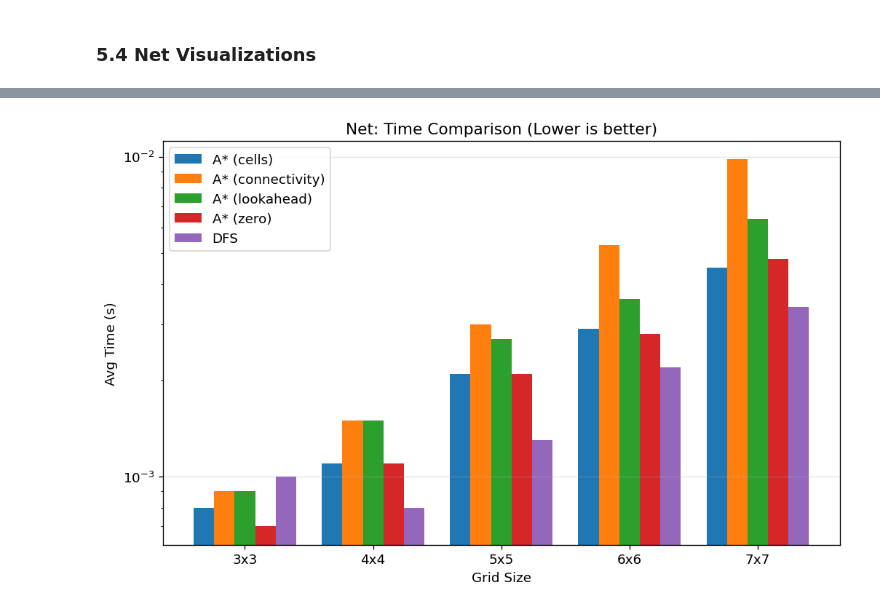
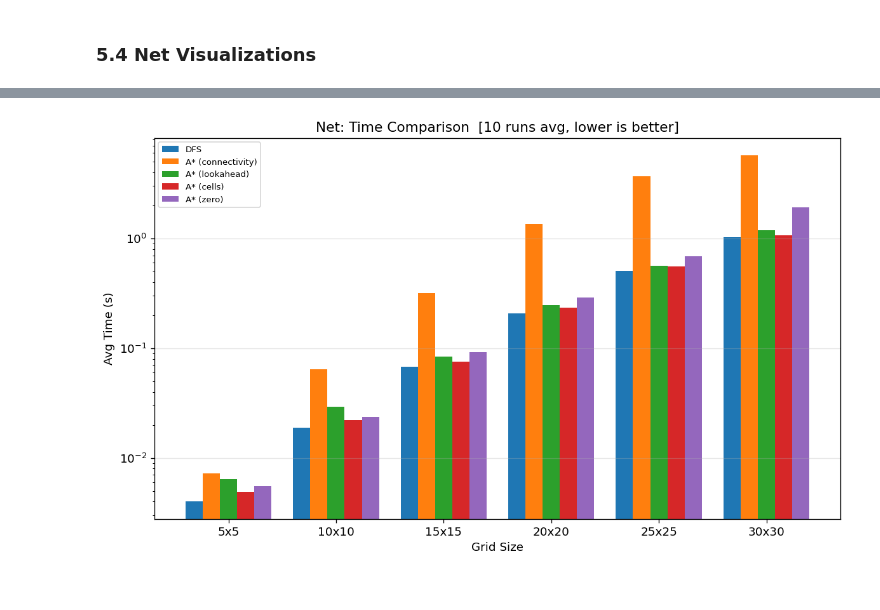
Before and after one commit to namanhishere/benchmark_IntroToAI_Assignment1, a Jupyter notebook: run.ipynb, the cells around one changed output, grey strips where cells are left out. Cells and saved outputs as stored; diff of their text form; code cells hidden in the pictures.

```diff
--- a/run.ipynb
+++ b/run.ipynb
@@ -180,7 +331,7 @@ SUDOKU_LEVELS = {
 
 NUM_SUDOKU_TRIALS = 3
 
-sudoku_puzzles = {}  # level_name -> list[grid]
+sudoku_puzzles = {}  # level_name -> list of (grid, seed)
 
 for level_name, level_val in SUDOKU_LEVELS.items():
     puzzles = []
@@ -188,8 +339,8 @@ for level_name, level_val in SUDOKU_LEVELS.items():
         seed = 1000 + trial
         grid = generate_sudoku_puzzle(seed=seed, level=level_val)
         clues = sum(1 for row in grid for c in row if c != 0)
-        puzzles.append(grid)
-        print(f"  {level_name} trial {trial}: {clues} clues")
+        puzzles.append((grid, seed))
+        print(f"  {level_name} trial {trial}: {clues} clues  (seed={seed})")
     sudoku_puzzles[level_name] = puzzles
     print()
 
@@ -370,22 +605,21 @@ plt.show()
 
 Sizes: 3x3 up to 7x7.
 # %%
-NET_SIZES = [3, 4, 5, 6, 7]
-NUM_NET_TRIALS = 3
+NET_SIZES = [5, 10, 15, 20, 25, 30]
+NUM_NET_TRIALS = 10
 
-net_puzzles = {}  # size -> list[grid]
+net_puzzles = {}  # size -> list of (grid, seed)
 
 for size in NET_SIZES:
     puzzles = []
     for trial in range(NUM_NET_TRIALS):
         seed = 2000 + (size * 100) + trial
-        # Generate
         grid = generate_net_puzzle(size=size, seed=seed, scramble=True)
-        puzzles.append(grid)
-        # Just verify creating a problem works
+        puzzles.append((grid, seed))
         _ = NetProblem(grid)
     net_puzzles[size] = puzzles
-    print(f"  Generated {NUM_NET_TRIALS} puzzles of size {size}x{size}")
+    print(f"  Generated {NUM_NET_TRIALS} puzzles of size {size}x{size}  "
+          f"(seeds {2000 + size*100} – {2000 + size*100 + NUM_NET_TRIALS - 1})")
 
 print("\n✅ Net puzzle generation complete.")
 # %% [output]
@@ -507,45 +794,70 @@ NET BENCHMARK RESULTS  (averaged over 3 trials)
 ### 5.4 Net Visualizations
 # %%
 df_plot_net = net_summary.copy()
-# Ensure sorted by size for plotting
-df_plot_net['SizeInt'] = df_plot_net['Size'].apply(lambda x: int(x.split('x')[0]))
+df_plot_net['SizeInt'] = df_plot_net['Size'].apply(lambda s: int(s.split('x')[0]))
 df_plot_net = df_plot_net.sort_values('SizeInt')
 
 algo_names_net = df_plot_net['Algorithm'].unique()
-size_names = df_plot_net['Size'].unique()
+size_names     = df_plot_net['Size'].unique()
+x              = np.arange(len(size_names))
+width          = 0.8 / len(algo_names_net)
 
-# Bar chart: Time
-plt.figure(figsize=(10, 6))
-x = np.arange(len(size_names))
-width = 0.8 / len(algo_names_net)
-
+# ── Bar chart: Time (log scale) ───────────────────────────────────────────────
+fig, ax = plt.subplots(figsize=(10, 6))
 for i, algo in enumerate(algo_names_net):
     subset = df_plot_net[df_plot_net['Algorithm'] == algo]
     subset = subset.set_index('Size').reindex(size_names).reset_index()
-    plt.bar(x + i*width, subset['Avg_Time_s'], width, label=algo)
+    ax.bar(x + i * width, subset['Avg_Time_s'], width, label=algo)
 
-plt.xlabel('Grid Size')
-plt.ylabel('Avg Time (s)')
-plt.title('Net: Time Comparison (Lower is better)')
-plt.xticks(x + width*(len(algo_names_net)-1)/2, size_names)
-plt.legend()
-plt.grid(axis='y', alpha=0.3)
-plt.yscale('log')
+ax.set_xlabel('Grid Size')
+ax.set_ylabel('Avg Time (s)')
+ax.set_title(f'Net: Time Comparison  [{BENCHMARK_RUNS} runs avg, lower is better]')
+ax.set_xticks(x + width * (len(algo_names_net) - 1) / 2)
+ax.set_xticklabels(size_names)
+ax.legend(fontsize=8)
+ax.grid(axis='y', alpha=0.3)
+ax.set_yscale('log')
+plt.tight_layout()
+plt.savefig(f"{RESULTS_DIR}/net_time.png", dpi=150)
+print(f"💾 Saved {RESULTS_DIR}/net_time.png")
 plt.show()
 
-# Bar chart: Steps
-plt.figure(figsize=(10, 6))
+# ── Bar chart: Steps (log scale) ──────────────────────────────────────────────
+fig, ax = plt.subplots(figsize=(10, 6))
 for i, algo in enumerate(algo_names_net):
     subset = df_plot_net[df_plot_net['Algorithm'] == algo]
     subset = subset.set_index('Size').reindex(size_names).reset_index()
-    plt.bar(x + i*width, subset['Avg_Steps'], width, label=algo)
+    ax.bar(x + i * width, subset['Avg_Steps'], width, label=algo)
 
-plt.xlabel('Grid Size')
-plt.ylabel('Avg Steps (Explored Nodes)')
-plt.title('Net: Steps Comparison (Lower is better)')
-plt.xticks(x + width*(len(algo_names_net)-1)/2, size_names)
-plt.legend()
-plt.grid(axis='y', alpha=0.3)
-plt.yscale('log')
+ax.set_xlabel('Grid Size')
+ax.set_ylabel('Avg Steps (Explored Nodes)')
+ax.set_title(f'Net: Steps Comparison  [{BENCHMARK_RUNS} runs avg, lower is better]')
+ax.set_xticks(x + width * (len(algo_names_net) - 1) / 2)
+ax.set_xticklabels(size_names)
+ax.legend(fontsize=8)
+ax.grid(axis='y', alpha=0.3)
+ax.set_yscale('log')
+plt.tight_layout()
+plt.savefig(f"{RESULTS_DIR}/net_steps.png", dpi=150)
+print(f"💾 Saved {RESULTS_DIR}/net_steps.png")
 plt.show()
+
+# ── Bar chart: Peak Memory ─────────────────────────────────────────────────────
+fig, ax = plt.subplots(figsize=(10, 6))
+for i, algo in enumerate(algo_names_net):
+    subset = df_plot_net[df_plot_net['Algorithm'] == algo]
+    subset = subset.set_index('Size').reindex(size_names).reset_index()
+    ax.bar(x + i * width, subset['Avg_Peak_Memory_MB'], width, label=algo)
+
+ax.set_xlabel('Grid Size')
+ax.set_ylabel('Avg Peak Memory (MB)')
+ax.set_title(f'Net: Memory Comparison  [{BENCHMARK_RUNS} runs avg]')
+ax.set_xticks(x + width * (len(algo_names_net) - 1) / 2)
+ax.set_xticklabels(size_names)
+ax.legend(fontsize=8)
+ax.grid(axis='y', alpha=0.3)
+plt.tight_layout()
+plt.savefig(f"{RESULTS_DIR}/net_memory.png", dpi=150)
+print(f"💾 Saved {RESULTS_DIR}/net_memory.png")
+plt.show()
 # %% [output]
@@ -552 +865 @@ plt.show()
-[figure, old version]
+[figure, new version]
```
Also changed, not shown: parts of 18 cells of this notebook, 14 other files.
